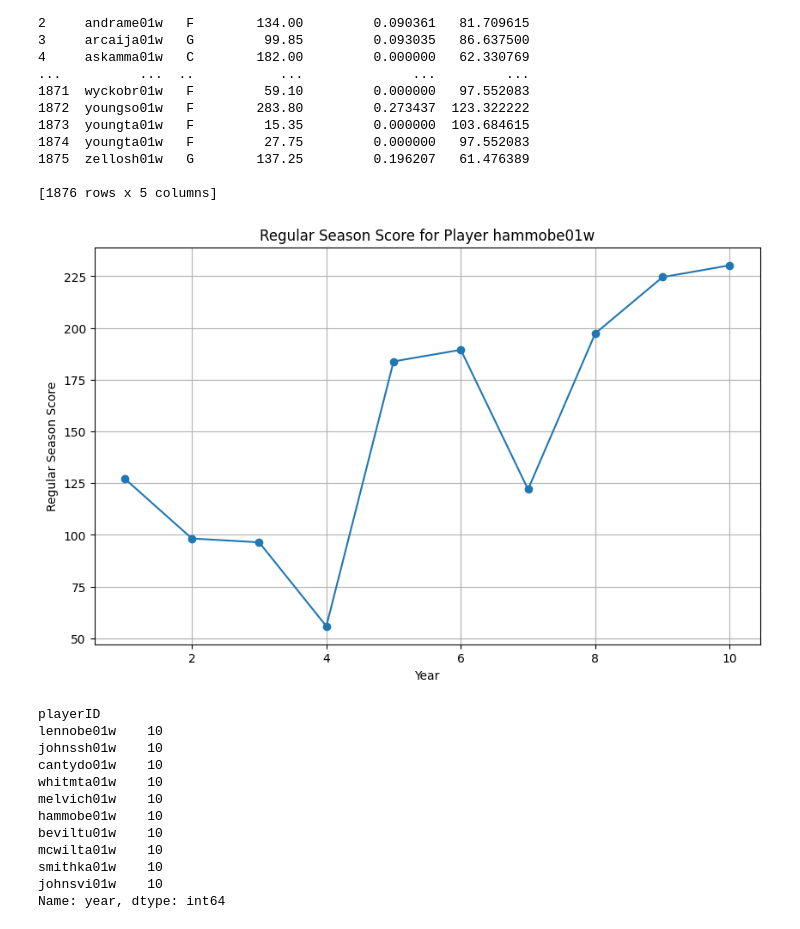
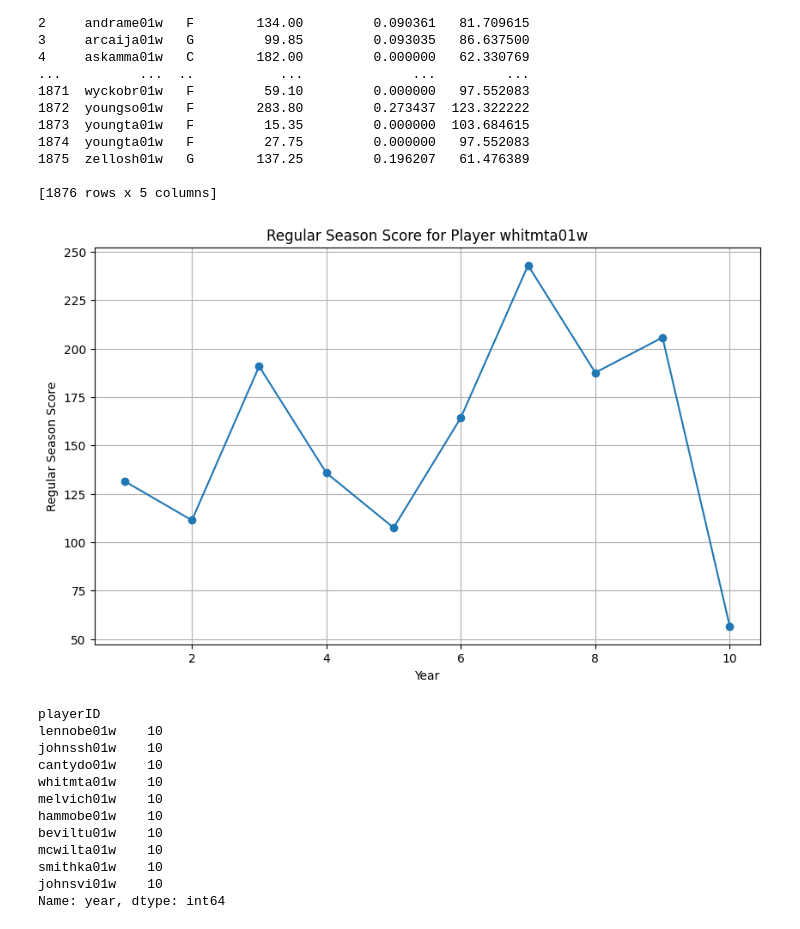
Before and after one commit to marisaazevedo/WNBA_playoffs_qualification_Predictor, a Jupyter notebook: data_treatment.ipynb, the cells around one changed output. Cells and saved outputs as stored; diff of their text form; code cells hidden in the pictures.

```diff
--- a/data_treatment.ipynb
+++ b/data_treatment.ipynb
@@ -408,21 +408,21 @@ print(df_players_teamScore[['playerID', 'pos', 'RegularScore', 'PostseasonScore'
 # %%
 def plot_player_regular_score(player_id):
     # Filter the data for the given player
     df_player = df_players_teamScore[df_players_teamScore['playerID'] == player_id]
 
     # Plot the regular score for each year
     plt.figure(figsize=(10, 6))
     plt.plot(df_player['year'], df_player['RegularScore'], marker='o')
     plt.xlabel('Year')
     plt.ylabel('Regular Season Score')
     plt.title(f'Regular Season Score for Player {player_id}')
     plt.grid(True)
     plt.show()
 
 # Example usage
-plot_player_regular_score('hammobe01w')
+plot_player_regular_score('whitmta01w')
 # %% [output]
-[figure, old version]
+[figure, new version]
 # %%
 # print the players with most years in the league sorted by highest score
 
```
Also changed, not shown: parts of 20 cells of this notebook, 1 other file.
